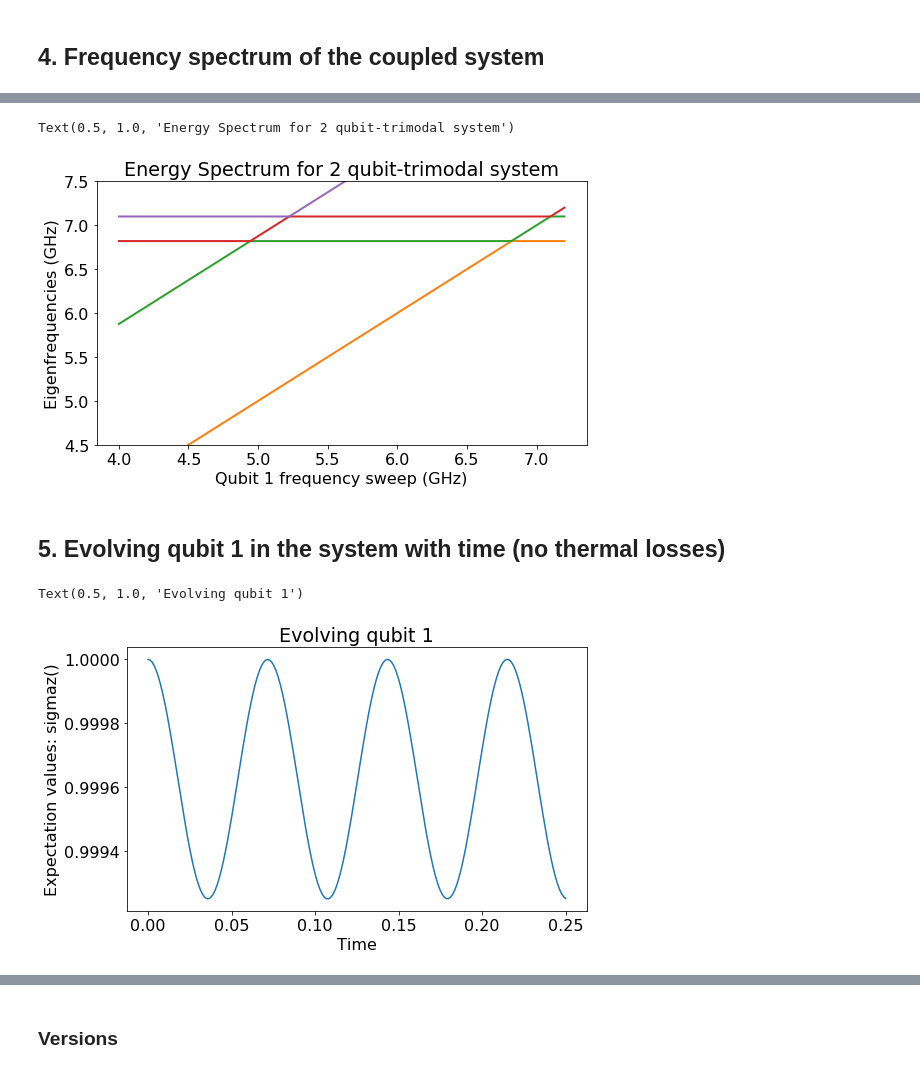
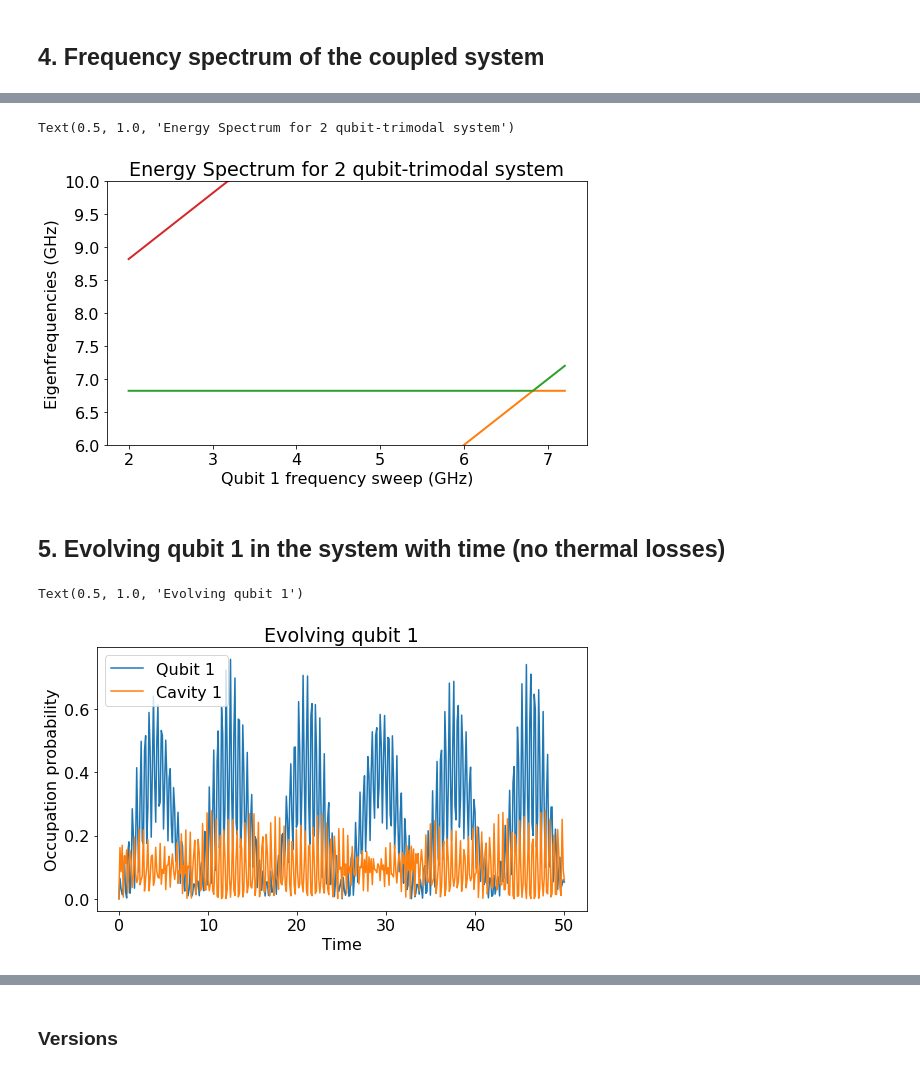
Before and after one commit to SoumyaShreeram/Qubit, a Jupyter notebook: 2 qubit - 3 cavity system (no thermal losses).ipynb, the cells around one changed output, grey strips where cells are left out. Drawn from its saved outputs; the diff is of its cells as text; code cells hidden in the pictures.

```diff
--- a/2 qubit - 3 cavity system (no thermal losses).ipynb
+++ b/2 qubit - 3 cavity system (no thermal losses).ipynb
@@ -52,12 +52,12 @@ w_q2 = 2*pi*6.82;    # Qubit 2 frequency: generally in the range from 1-9 GHz
 w_f1 = 2*pi*7.1      # Resonator/ Filter frequency
 w_f2 = 2*pi*7.24
 w_f3 = 2*pi*7.37
-g_f1 = 2*pi*0.118    # Filter-filter coupling
-g_f2 = 2*pi*9.18
-g_q1f = 2*pi*0.135   # qubit-fitler coupling
-g_q2f = 2*pi*0.144
+g_f1 = 2*pi*11.8    # Filter-filter coupling
+g_f2 = 2*pi*19.8
+g_q1f = 2*pi*13.5   # qubit-fitler coupling
+g_q2f = 2*pi*14.4
 numF = 3             # number of filters
-N = 2                # number of fock states (??)
+N = 2                # number of fock states
 # %% [markdown]
 ## 3. Setting up the operators and the Hamiltonian's
 
@@ -83,11 +83,13 @@ def numOp(m):
   """
   return m.dag()*m
 
+def sumDagger(m):
   """
-  Computes product of a2.dag()*a1, then sums this to (a2.dag()*a1).dag()
+  Computes sum of operator m and m.dag()
   @param a1 :: destruction operator 1
   @param a2 :: destruction operator 2
   """
+  return m+m.dag()
 # %% [markdown]
 ### 3.2 Defining the operators for the cavties and qubits
 # %%
@@ -113,28 +115,19 @@ Hq1 = Hqubit(sz1, w_q1)
 Hq2 = Hqubit(sz2, w_q2)
 
 # Filter Hamiltonians (refer formula in the Introduction)
-H_a1 = tensor(destroy(N)*create(N),qeye(N),qeye(N),qeye(2), qeye(2))
-H_a2 = tensor(qeye(N),destroy(N)*create(N),qeye(N),qeye(2), qeye(2))
-H_a3 = tensor(qeye(N),qeye(N),destroy(N)*create(N),qeye(2), qeye(2))
-
 H_f1 = tensor(destroy(N),create(N),qeye(N),qeye(2), qeye(2)) + tensor(create(N),destroy(N),qeye(N),qeye(2), qeye(2))
 H_f2 = tensor(qeye(N),create(N),destroy(N),qeye(2), qeye(2)) + tensor(qeye(N),destroy(N),create(N),qeye(2), qeye(2))
 
-Hf = w_f1*H_a1 + w_f2*H_a2 + w_f3*H_a3+ g_f1*H_f1+g_f2*H_f2
+Hf = w_f1*numOp(a1) + w_f2*numOp(a1) + w_f3*numOp(a1)+ g_f1*H_f1+g_f2*H_f2
 
 # Qubit-Filter Hamiltonian
-H_qf1 = tensor(create(N),qeye(N), qeye(N), sigmam(),qeye(2))
-H_qf2 = tensor(destroy(N),qeye(N), qeye(N), sigmap(),qeye(2))
-H_qf3 = tensor(qeye(N),qeye(N), create(N), qeye(2), sigmam())
-H_qf4 = tensor(qeye(N),qeye(N), destroy(N), qeye(2), sigmap())
+H_qf1 = tensor(destroy(N),qeye(N), qeye(N), sigmap(),qeye(2))
+H_qf2 = tensor(qeye(N),qeye(N), destroy(N), qeye(2), sigmap())
 
-Hqf = g_q1f*(H_qf1+H_qf2) + g_q2f*(H_qf3+H_qf4)
+Hqf = g_q1f*sumDagger(H_qf1) + g_q2f*sumDagger(H_qf2)
 
 H = Hq1 + Hq2 + Hf + Hqf   # Resultant Hamiltonian
 H_q1 = Hq2 + Hf + Hqf      # Qubit 1 independent Hamiltonian
-
-# initial state of the 2 qubit system
-psi0 = tensor(basis(N, 0), basis(2, 0), basis(2, 0))
 # %% [markdown]
 ## 4. Frequency spectrum of the coupled system
 # %%
@@ -171,31 +164,32 @@ Text(0.5, 1.0, 'Energy Spectrum')
 # %%
 fig,ax = plt.subplots(figsize=(8,5), tight_layout=True)
 
-for n in range(1,32):
+for n in range(0,32):
   ax.plot(w_q1List / (2 * pi), (evals_mat[:, n] - evals_mat[:, 0])/ (2 * pi), lw=2)
 ax.set_xlabel('Qubit 1 frequency sweep (GHz)')
-ax.set_ylim([4.5, 7.5])
+ax.set_ylim([6, 10])
 ax.set_ylabel('Eigenfrequencies (GHz)')
 ax.set_title('Energy Spectrum for 2 qubit-trimodal system')
 # %% [output]
 Text(0.5, 1.0, 'Energy Spectrum for 2 qubit-trimodal system')
-[figure, old version]
+[figure, new version]
 # %% [markdown]
 ## 5. Evolving qubit 1 in the system with time (no thermal losses)
 # %%
 # initial state of the system - qubits are in ground state
-psi0 = tensor(basis(N,0), basis(N,0), basis(N,0), basis(2,0), basis(2,0))
+psi0 = tensor(basis(N,0), basis(N,0), basis(N,0), basis(2,1), basis(2,0))
 
 
-times = np.linspace(0.0,0.25,200)
-result = mesolve(H, psi0, times, [], [sz1,n1])
+times = np.linspace(0.0,50,400)
+result = mesolve(H, psi0, times, [], [0.5*(sz1+1), 0.5*(sz2+1), numOp(a1), numOp(a2), numOp(a3)])
 # %%
 fig,ax = plt.subplots(figsize=(8,5), tight_layout=True)
-ax.plot(result.times, result.expect[0]);
-#ax.plot(result.times, result.expect[1]);
+ax.plot(result.times, result.expect[0], label="Qubit 1");
+ax.plot(result.times, result.expect[2], label="Cavity 1");
 ax.set_xlabel('Time');
-ax.set_ylabel('Expectation values: sigmaz()');
+ax.set_ylabel('Occupation probability');
+ax.legend(loc=0)
 ax.set_title('Evolving qubit 1')
 # %% [output]
 Text(0.5, 1.0, 'Evolving qubit 1')
-[figure, old version]
+[figure, new version]
```
Also changed, not shown: parts of 6 cells of this notebook, 2 other files.
